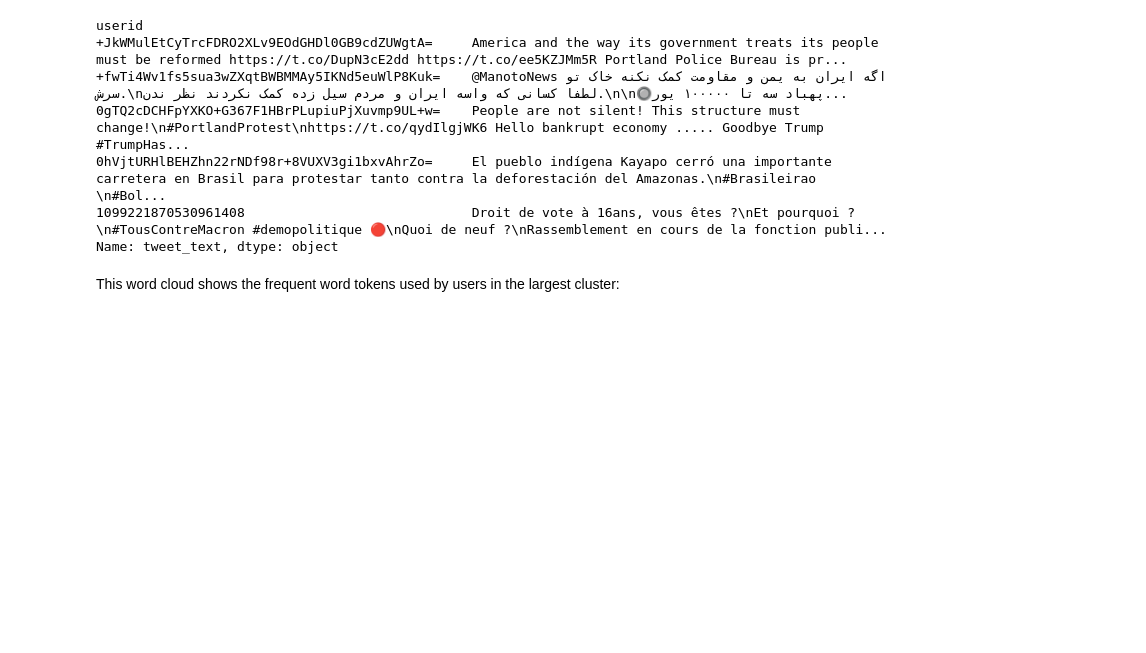
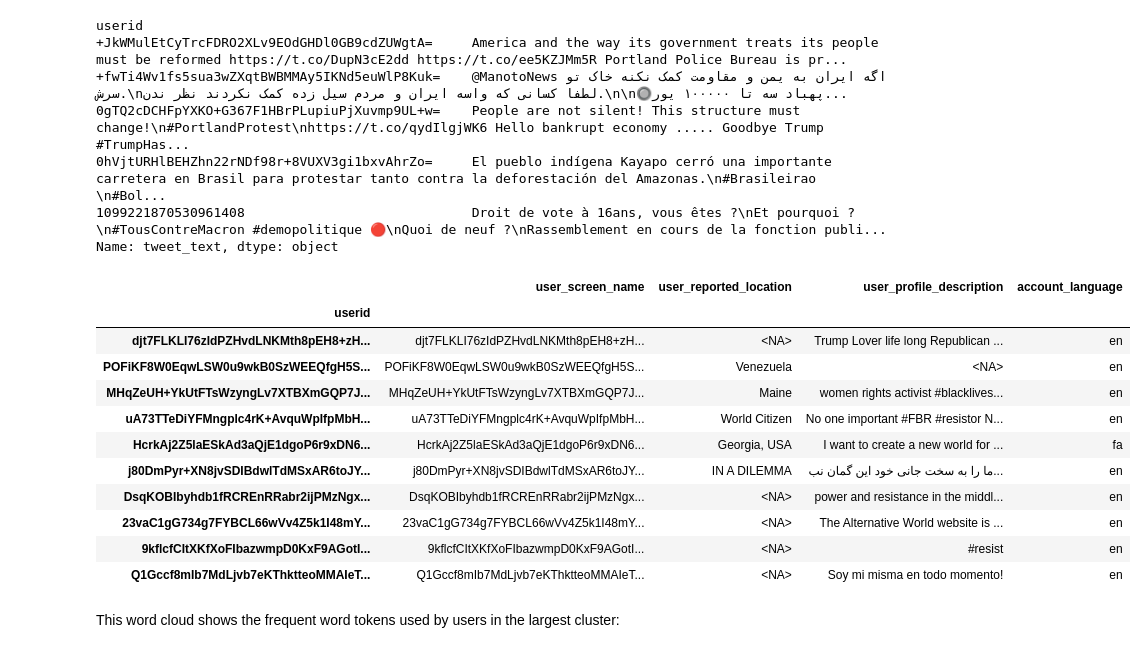
Before and after one commit to sarahkpardo/social-media-data-analysis, a Jupyter notebook: clustering.ipynb, the cells around one changed output. Cells and saved outputs as stored; diff of their text form; code cells hidden in the pictures; blank space fills up the shorter version.

```diff
--- a/clustering.ipynb
+++ b/clustering.ipynb
@@ -151,3 +146,28 @@ userid
 0hVjtURHlBEHZhn22rNDf98r+8VUXV3gi1bxvAhrZo=     El pueblo indígena Kayapo cerró una importante carretera en Brasil para protestar tanto contra la deforestación del Amazonas.\n#Brasileirao \n#Bol...
 1099221870530961408                             Droit de vote à 16ans, vous êtes ?\nEt pourquoi ?\n#TousContreMacron #demopolitique 🔴\nQuoi de neuf ?\nRassemblement en cours de la fonction publi...
 Name: tweet_text, dtype: object
+# %%
+cluster_ids = (top_cluster
+              .reset_index()['userid'])
+# %%
+cols = ['user_screen_name',
+        'user_reported_location',
+        'user_profile_description',
+        'account_language']
+# %%
+user_info = (campaign_users
+            .loc[campaign_users.index.isin(cluster_ids)])
+user_info[cols].sample(10)
+# %% [output]
+|  | user_screen_name | user_reported_location | user_profile_description | account_language |
+| userid |  |  |  |  |
+| djt7FLKLI76zIdPZHvdLNKMth8pEH8+zH... | djt7FLKLI76zIdPZHvdLNKMth8pEH8+zH... | <NA> | Trump Lover life long Republican ... | en |
+| POFiKF8W0EqwLSW0u9wkB0SzWEEQfgH5S... | POFiKF8W0EqwLSW0u9wkB0SzWEEQfgH5S... | Venezuela | <NA> | en |
+| MHqZeUH+YkUtFTsWzyngLv7XTBXmGQP7J... | MHqZeUH+YkUtFTsWzyngLv7XTBXmGQP7J... | Maine | women rights activist #blacklives... | en |
+| uA73TTeDiYFMngplc4rK+AvquWpIfpMbH... | uA73TTeDiYFMngplc4rK+AvquWpIfpMbH... | World Citizen | No one important #FBR #resistor N... | en |
+| HcrkAj2Z5laESkAd3aQjE1dgoP6r9xDN6... | HcrkAj2Z5laESkAd3aQjE1dgoP6r9xDN6... | Georgia, USA | I want to create a new world for ... | fa |
+| j80DmPyr+XN8jvSDIBdwlTdMSxAR6toJY... | j80DmPyr+XN8jvSDIBdwlTdMSxAR6toJY... | IN A DILEMMA | ما را به سخت جانی خود این گمان نب... | en |
+| DsqKOBIbyhdb1fRCREnRRabr2ijPMzNgx... | DsqKOBIbyhdb1fRCREnRRabr2ijPMzNgx... | <NA> | power and resistance in the middl... | en |
+| 23vaC1gG734g7FYBCL66wVv4Z5k1I48mY... | 23vaC1gG734g7FYBCL66wVv4Z5k1I48mY... | <NA> | The Alternative World website is ... | en |
+| 9kflcfCItXKfXoFIbazwmpD0KxF9AGotI... | 9kflcfCItXKfXoFIbazwmpD0KxF9AGotI... | <NA> | #resist | en |
+| Q1Gccf8mIb7MdLjvb7eKThktteoMMAIeT... | Q1Gccf8mIb7MdLjvb7eKThktteoMMAIeT... | <NA> | Soy mi misma en todo momento! | en |
```
Also changed, not shown: parts of 8 cells of this notebook.
